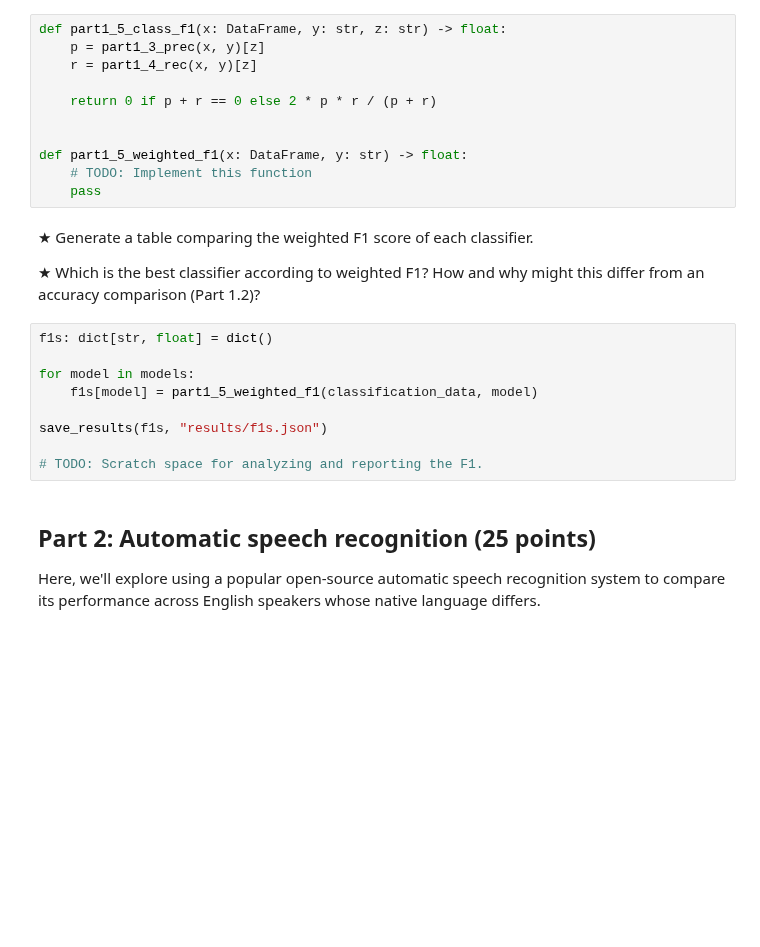
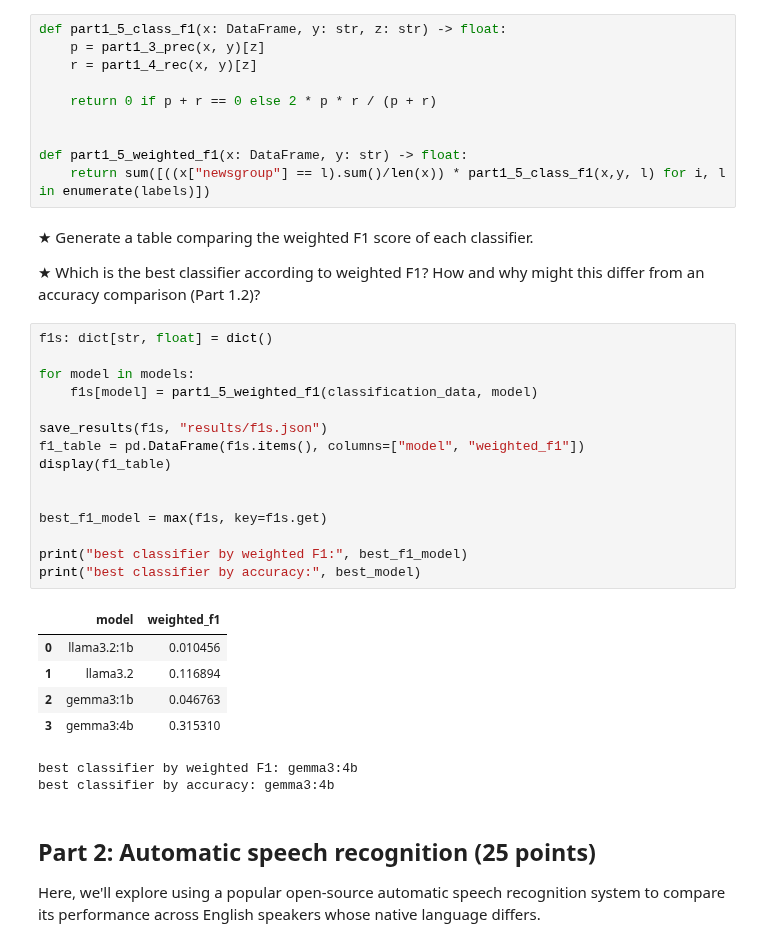
Before and after one commit to B03C9DED28E4/Audio-Tutorial-EECS183A-Fall-25, a Jupyter notebook: HW1.ipynb, the cells around one changed output. Cells and saved outputs as stored; diff of their text form; blank space fills up the shorter version.

```diff
--- a/HW1.ipynb
+++ b/HW1.ipynb
@@ -633,8 +635,7 @@ def part1_5_class_f1(x: DataFrame, y: str, z: str) -> float:
 
 
 def part1_5_weighted_f1(x: DataFrame, y: str) -> float:
-    # TODO: Implement this function
-    pass
+    return sum([((x["newsgroup"] == l).sum()/len(x)) * part1_5_class_f1(x,y, l) for i, l in enumerate(labels)])
 # %% [markdown]
 ★ Generate a table comparing the weighted F1 score of each classifier.
 
@@ -642,12 +643,26 @@ def part1_5_weighted_f1(x: DataFrame, y: str) -> float:
 # %%
 f1s: dict[str, float] = dict()
 
 for model in models:
     f1s[model] = part1_5_weighted_f1(classification_data, model)
 
 save_results(f1s, "results/f1s.json")
+f1_table = pd.DataFrame(f1s.items(), columns=["model", "weighted_f1"])
+display(f1_table)
 
-# TODO: Scratch space for analyzing and reporting the F1.
+
+best_f1_model = max(f1s, key=f1s.get)
+
+print("best classifier by weighted F1:", best_f1_model)
+print("best classifier by accuracy:", best_model)
+# %% [output]
+|  | model | weighted_f1 |
+| 0 | llama3.2:1b | 0.010456 |
+| 1 | llama3.2 | 0.116894 |
+| 2 | gemma3:1b | 0.046763 |
+| 3 | gemma3:4b | 0.315310 |
+best classifier by weighted F1: gemma3:4b
+best classifier by accuracy: gemma3:4b
 # %% [markdown]
 ## Part 2: Automatic speech recognition (25 points)
 Here, we'll explore using a popular open-source automatic speech recognition system to compare its performance across English speakers whose native language differs.
```
Also changed, not shown: parts of 1 cell of this notebook.
